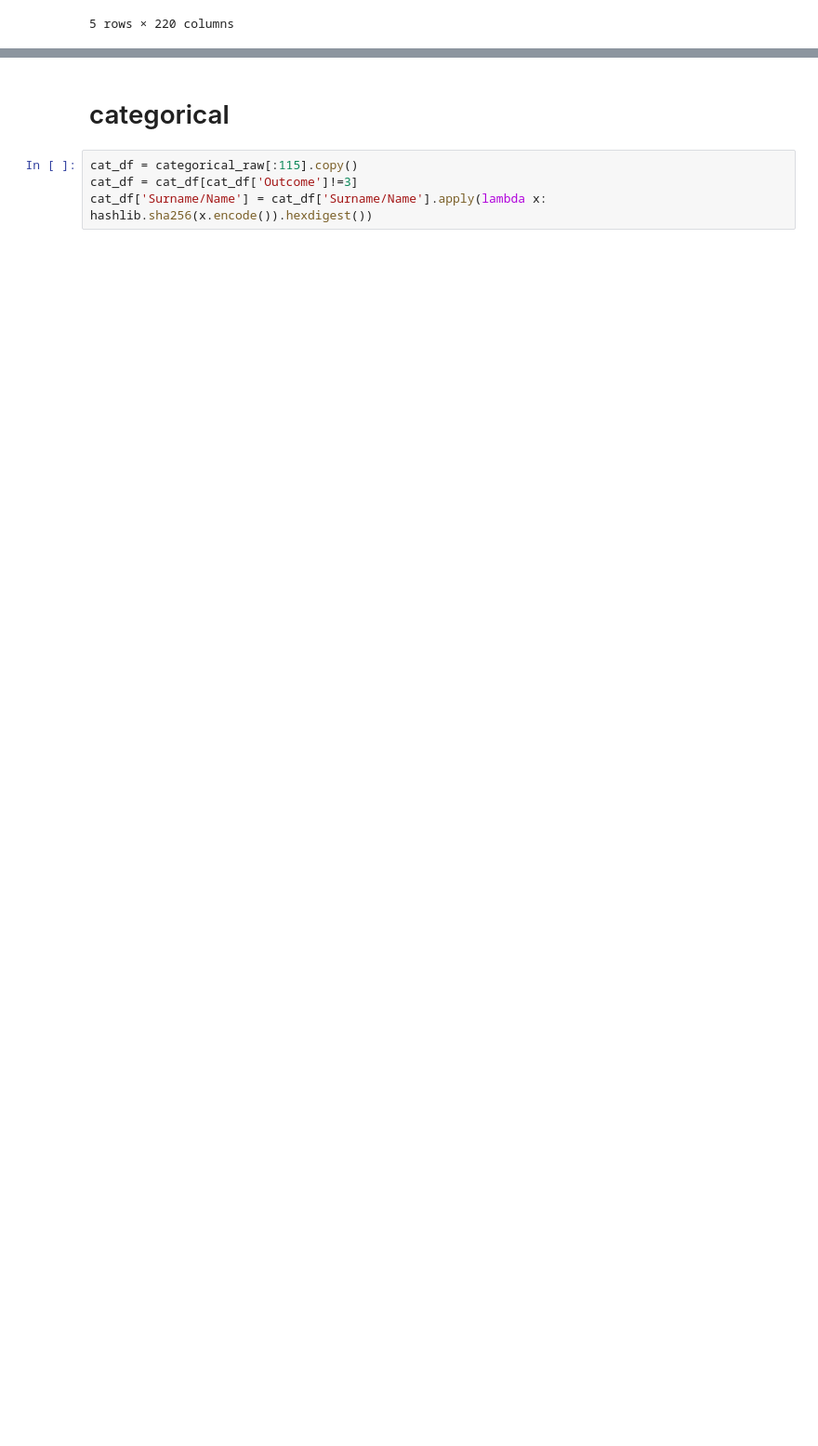
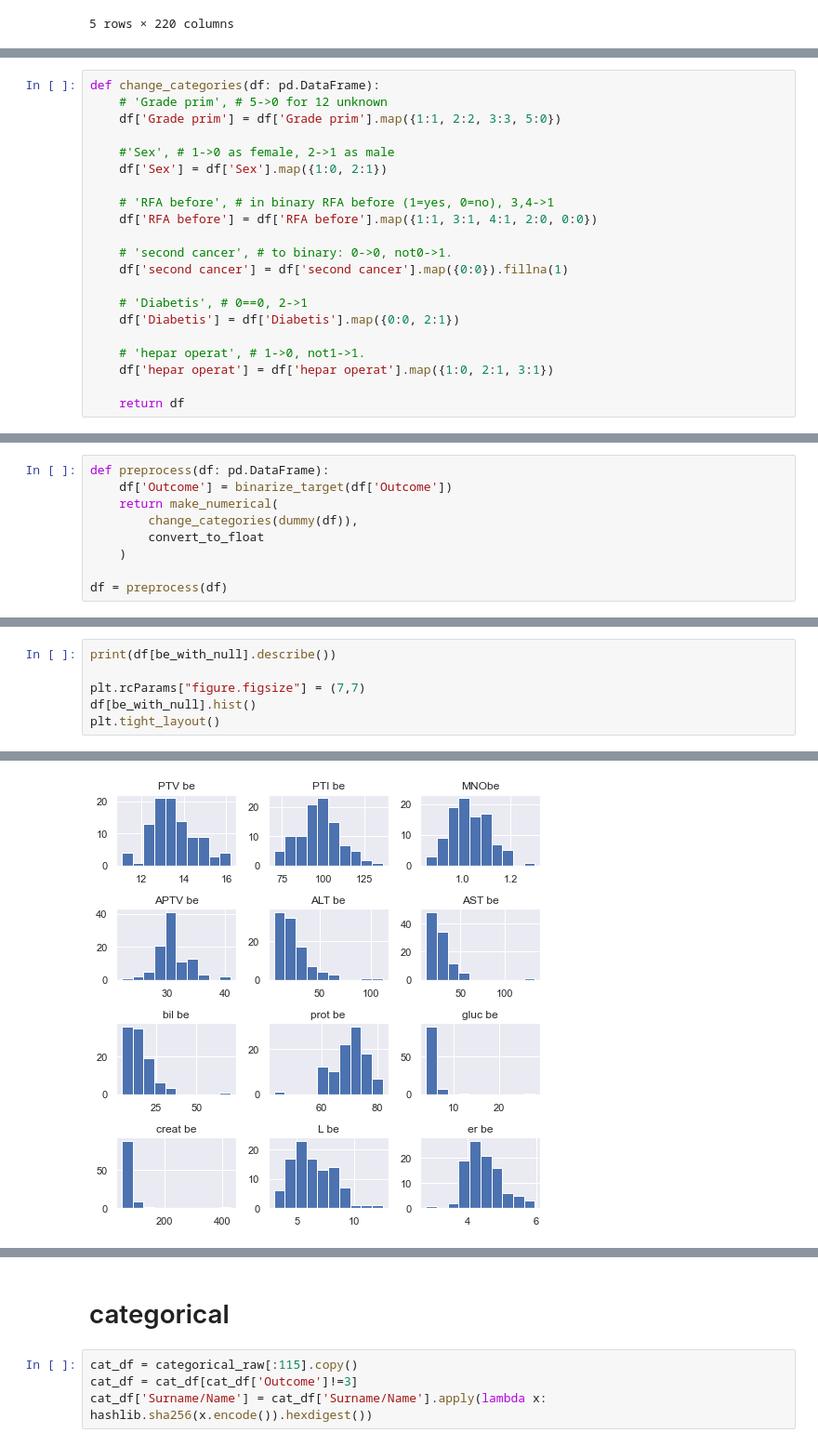
Before and after one commit to dies0mbre/prediction-of-operation-results, a Jupyter notebook: research.ipynb, the cells around one changed output, grey strips where cells are left out. Shown at 93% size. Drawn from its saved outputs; the diff is of its cells as text; blank space fills up the shorter version.

```diff
--- a/research.ipynb
+++ b/research.ipynb
@@ -37,0 +126,21 @@ quant_raw = tables[table_names[1]]
+# %%
+def change_categories(df: pd.DataFrame):
+    # 'Grade prim', # 5->0 for 12 unknown
+    df['Grade prim'] = df['Grade prim'].map({1:1, 2:2, 3:3, 5:0})
+
+    #'Sex', # 1->0 as female, 2->1 as male
+    df['Sex'] = df['Sex'].map({1:0, 2:1})
+
+    # 'RFA before', # in binary RFA before (1=yes, 0=no), 3,4->1
+    df['RFA before'] = df['RFA before'].map({1:1, 3:1, 4:1, 2:0, 0:0})
+
+    # 'second cancer', # to binary: 0->0, not0->1.
+    df['second cancer'] = df['second cancer'].map({0:0}).fillna(1)
+
+    # 'Diabetis', # 0==0, 2->1
+    df['Diabetis'] = df['Diabetis'].map({0:0, 2:1})
+
+    # 'hepar operat', # 1->0, not1->1.
+    df['hepar operat'] = df['hepar operat'].map({1:0, 2:1, 3:1})
+
+    return df
@@ -37,0 +206,9 @@ quant_raw = tables[table_names[1]]
+# %%
+def preprocess(df: pd.DataFrame):
+    df['Outcome'] = binarize_target(df['Outcome'])
+    return make_numerical(
+        change_categories(dummy(df)),
+        convert_to_float
+    )
+
+df = preprocess(df)
@@ -37,0 +244,7 @@ quant_raw = tables[table_names[1]]
+# %%
+print(df[be_with_null].describe())
+
+plt.rcParams["figure.figsize"] = (7,7)
+df[be_with_null].hist()
+plt.tight_layout()
+# %% [output]
@@ -37,0 +270 @@ quant_raw = tables[table_names[1]]
+[figure, added]
```
Also changed, not shown: parts of 105 cells of this notebook, 11 other files.
